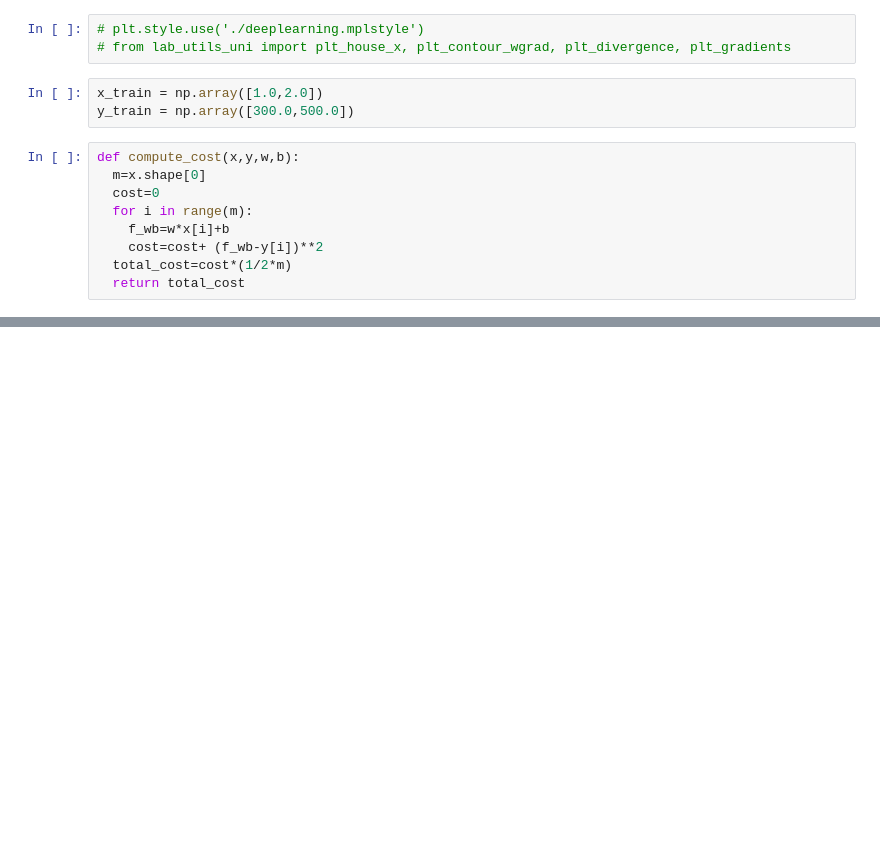
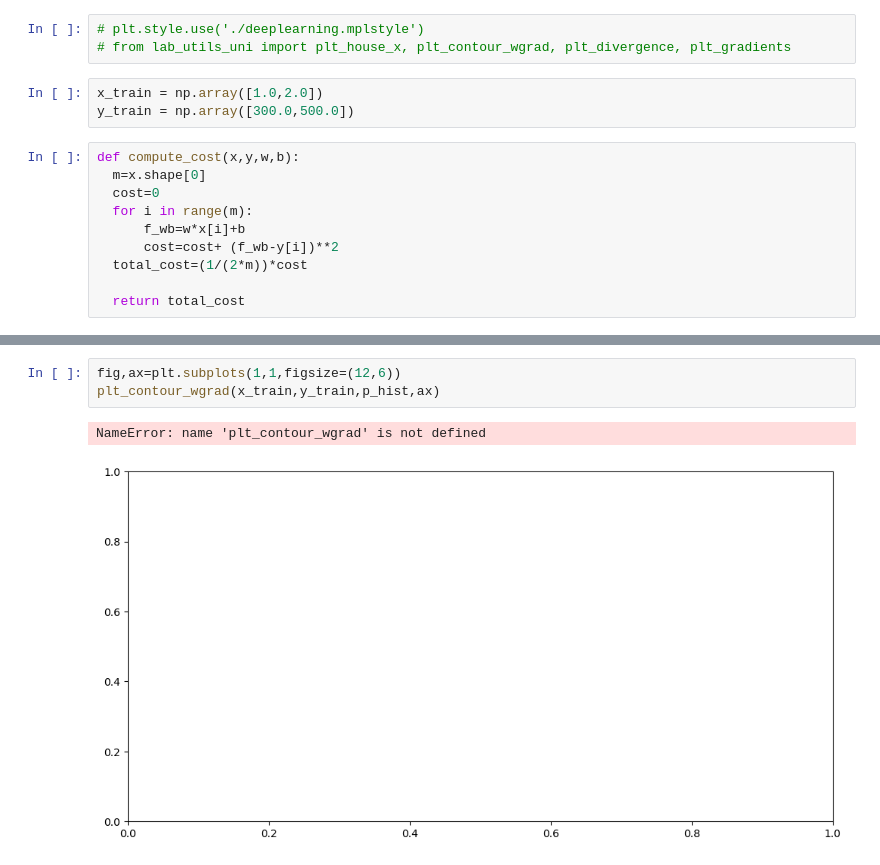
Before and after one commit to afif-af/ml_spacialization, a Jupyter notebook: supervisedWeek01.ipynb, the cells around one changed output, grey strips where cells are left out. Drawn from its saved outputs; the diff is of its cells as text; blank space fills up the shorter version.

```diff
--- a/supervisedWeek01.ipynb
+++ b/supervisedWeek01.ipynb
@@ -120,7 +123,8 @@ def compute_cost(x,y,w,b):
   m=x.shape[0]
   cost=0
   for i in range(m):
-    f_wb=w*x[i]+b
-    cost=cost+ (f_wb-y[i])**2
-  total_cost=cost*(1/2*m)
+      f_wb=w*x[i]+b
+      cost=cost+ (f_wb-y[i])**2
+  total_cost=(1/(2*m))*cost
+
   return total_cost
@@ -126,0 +213,6 @@ def compute_cost(x,y,w,b):
+# %%
+fig,ax=plt.subplots(1,1,figsize=(12,6))
+plt_contour_wgrad(x_train,y_train,p_hist,ax)
+# %% [output]
+NameError: name 'plt_contour_wgrad' is not defined
+[figure, added]
```
Also changed, not shown: parts of 11 cells of this notebook.
